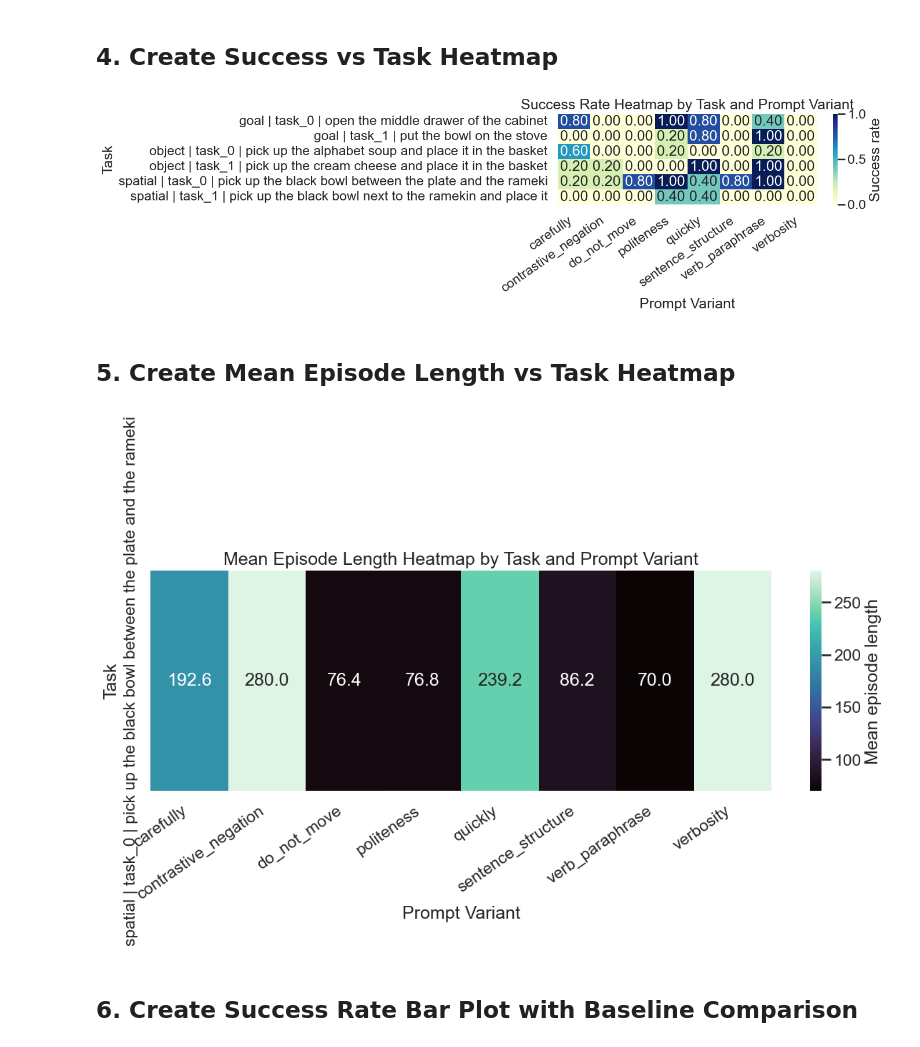
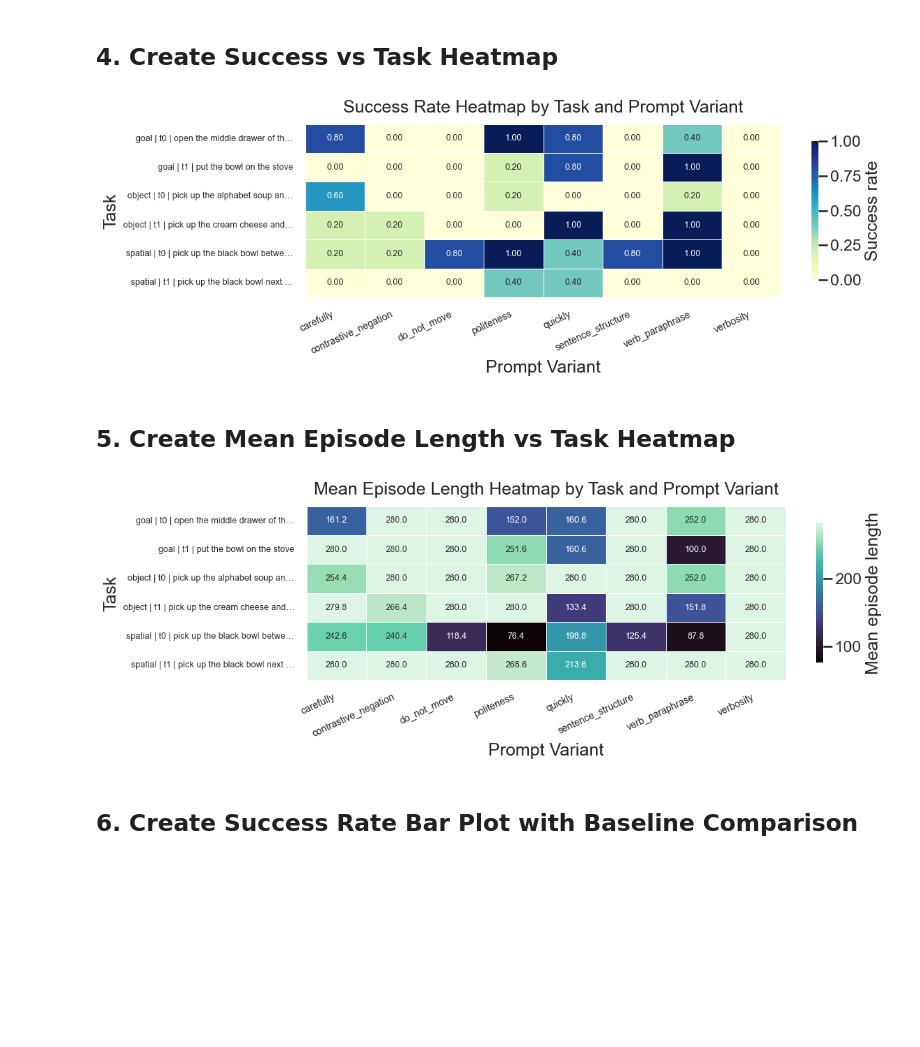
Before and after one commit to runeharlyk/vla-robotics, a Jupyter notebook: notebooks/libero_prompt_variant_analysis.ipynb, the cells around one changed output. Cells and saved outputs as stored; diff of their text form; code cells hidden in the pictures; blank space fills up the shorter version.

```diff
--- a/notebooks/libero_prompt_variant_analysis.ipynb
+++ b/notebooks/libero_prompt_variant_analysis.ipynb
@@ -50,7 +50,7 @@ if missing:
 df["success"] = df["success"].astype(bool)
 df["episode_length"] = pd.to_numeric(df["episode_length"], errors="coerce")
 
-# Build a readable task label.
+# Build labels: keep a rich label for tables and a compact one for heatmaps.
 df["task_label"] = (
     df["suite"].astype(str)
     + " | task_"
@@ -59,6 +59,18 @@ df["task_label"] = (
     + df["task_description"].astype(str).str.slice(0, 55)
 )
 
+df["task_short"] = (
+    df["suite"].astype(str)
+    + " | t"
+    + df["task_id"].astype(str)
+    + " | "
+    + np.where(
+        df["task_description"].str.len() > 28,
+        df["task_description"].str.slice(0, 28) + "…",
+        df["task_description"],
+    )
+)
+
 print(f"Rows (rollouts): {len(df)}")
 print(f"Unique tasks: {df['task_label'].nunique()}")
 print(f"Unique variants: {df['variant_type'].nunique()}")
@@ -120,54 +132,72 @@ display(per_variant.round(2))
 ## 4. Create Success vs Task Heatmap
 # %%
 success_pivot = (
-    df[df["variant_type"] != "original"].groupby(["task_label", "variant_type"], as_index=False)["success"]
+    df[df["variant_type"] != "original"]
+    .groupby(["task_short", "variant_type"], as_index=False)["success"]
     .mean()
-    .pivot(index="task_label", columns="variant_type", values="success")
+    .pivot(index="task_short", columns="variant_type", values="success")
 )
 
-plt.figure(figsize=(14, max(4, 0.7 * len(success_pivot))))
+n_tasks = len(success_pivot)
+fig_h = min(max(4.5, 0.45 * n_tasks), 11)
+
+plt.figure(figsize=(12, fig_h))
 ax = sns.heatmap(
     success_pivot,
     annot=True,
     fmt=".2f",
     cmap="YlGnBu",
     vmin=0,
     vmax=1,
-    cbar_kws={"label": "Success rate"},
+    linewidths=0.4,
+    linecolor="white",
+    cbar_kws={"label": "Success rate", "shrink": 0.8},
+    annot_kws={"size": 9},
 )
-ax.set_title("Success Rate Heatmap by Task and Prompt Variant")
+ax.set_title("Success Rate Heatmap by Task and Prompt Variant", pad=12)
 ax.set_xlabel("Prompt Variant")
 ax.set_ylabel("Task")
-plt.xticks(rotation=35, ha="right")
+ax.tick_params(axis="y", labelsize=9)
+ax.tick_params(axis="x", labelsize=10)
+plt.xticks(rotation=25, ha="right")
 plt.tight_layout()
 plt.show()
 # %% [output]
-[figure, old version]
+[figure, new version]
 # %% [markdown]
 ## 5. Create Mean Episode Length vs Task Heatmap
 # %%
 length_pivot = (
-    df[df["variant_type"] != "original"].groupby(["task_label", "variant_type"], as_index=False)["episode_length"]
+    df[df["variant_type"] != "original"]
+    .groupby(["task_short", "variant_type"], as_index=False)["episode_length"]
     .mean()
-    .pivot(index="task_label", columns="variant_type", values="episode_length")
+    .pivot(index="task_short", columns="variant_type", values="episode_length")
 )
 
-plt.figure(figsize=(14, max(4, 0.7 * len(length_pivot))))
+n_tasks = len(length_pivot)
+fig_h = min(max(4.5, 0.45 * n_tasks), 11)
+
+plt.figure(figsize=(12, fig_h))
 ax = sns.heatmap(
     length_pivot,
     annot=True,
     fmt=".1f",
     cmap="mako",
-    cbar_kws={"label": "Mean episode length"},
+    linewidths=0.4,
+    linecolor="white",
+    cbar_kws={"label": "Mean episode length", "shrink": 0.8},
+    annot_kws={"size": 9},
 )
-ax.set_title("Mean Episode Length Heatmap by Task and Prompt Variant")
+ax.set_title("Mean Episode Length Heatmap by Task and Prompt Variant", pad=12)
 ax.set_xlabel("Prompt Variant")
 ax.set_ylabel("Task")
-plt.xticks(rotation=35, ha="right")
+ax.tick_params(axis="y", labelsize=9)
+ax.tick_params(axis="x", labelsize=10)
+plt.xticks(rotation=25, ha="right")
 plt.tight_layout()
 plt.show()
 # %% [output]
-[figure, old version]
+[figure, new version]
 # %% [markdown]
 ## 6. Create Success Rate Bar Plot with Baseline Comparison
 # %%
```
Also changed, not shown: parts of 1 cell of this notebook, 1 other file.
